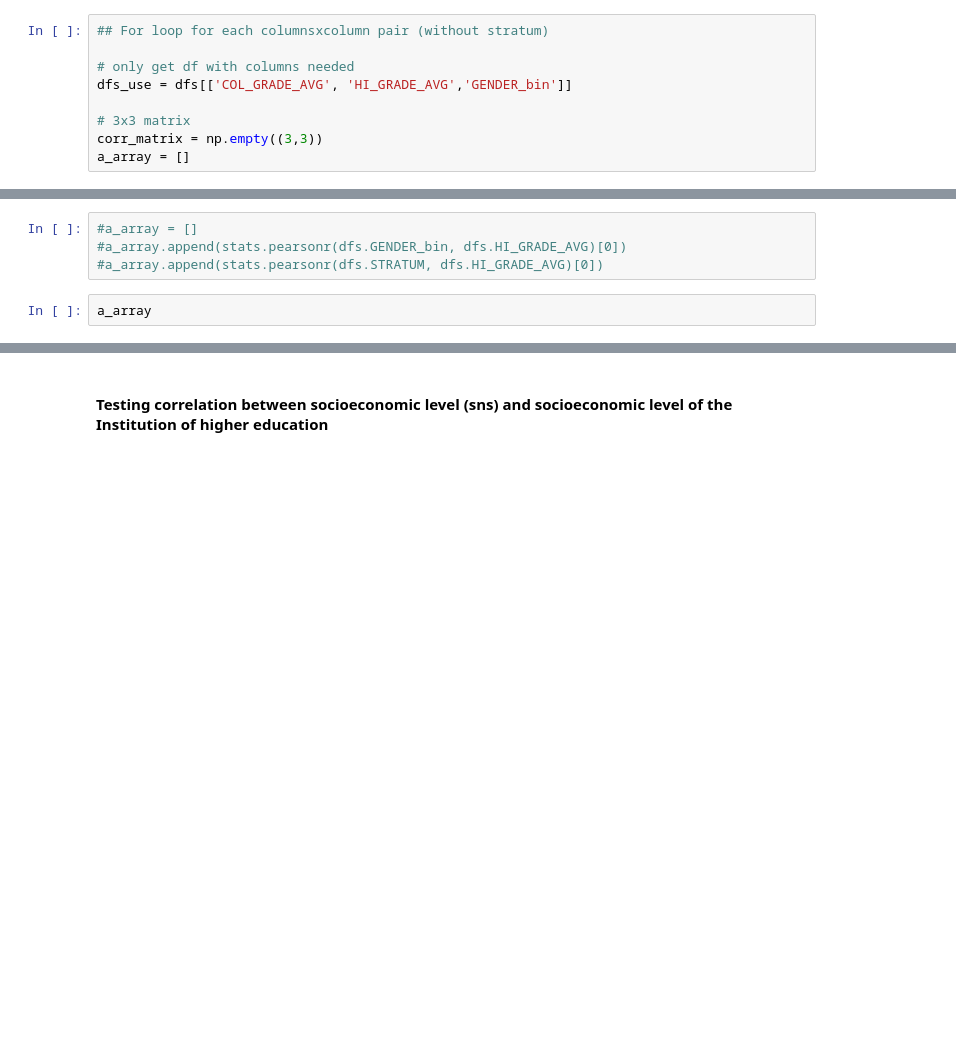
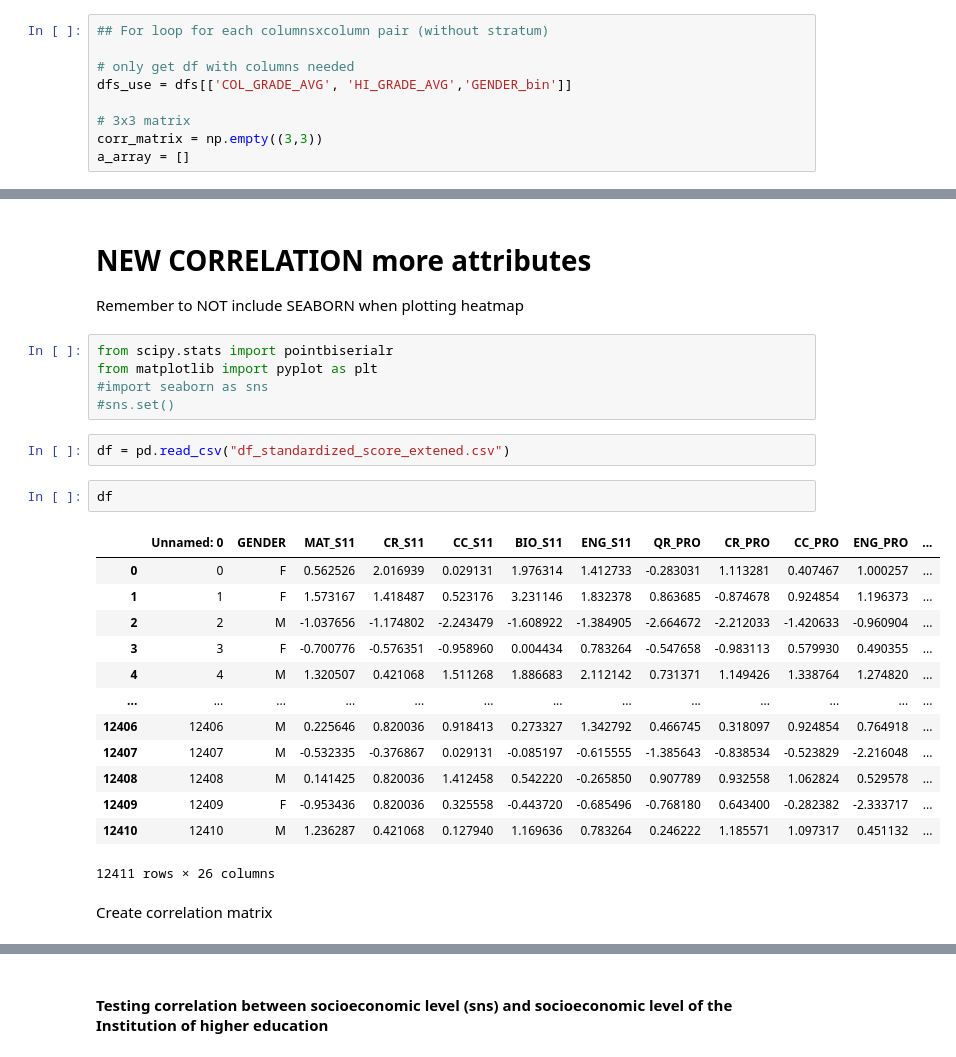
Before and after one commit to s183910/Bachelor_Gabi_Kat, a Jupyter notebook: Notebooks/Basic_dists/Gabis_boxplots_heatmaps_USE.ipynb, the cells around one changed output, grey strips where cells are left out. Drawn from its saved outputs; the diff is of its cells as text; blank space fills up the shorter version.

```diff
--- a/Notebooks/Basic_dists/Gabis_boxplots_heatmaps_USE.ipynb
+++ b/Notebooks/Basic_dists/Gabis_boxplots_heatmaps_USE.ipynb
@@ -827,6 +1119,29 @@ a_array
-# %%
-#a_array = []
-#a_array.append(stats.pearsonr(dfs.GENDER_bin, dfs.HI_GRADE_AVG)[0])
-#a_array.append(stats.pearsonr(dfs.STRATUM, dfs.HI_GRADE_AVG)[0])
-# %%
-a_array
+# %% [markdown]
+# NEW CORRELATION more attributes
+
+Remember to NOT include SEABORN when plotting heatmap
+# %%
+from scipy.stats import pointbiserialr
+from matplotlib import pyplot as plt
+#import seaborn as sns
+#sns.set()
+# %%
+df = pd.read_csv("df_standardized_score_extened.csv")
+# %%
+df
+# %% [output]
+|  | Unnamed: 0 | GENDER | MAT_S11 | CR_S11 | CC_S11 | BIO_S11 | ENG_S11 | QR_PRO | CR_PRO | CC_PRO | ENG_PRO | ... |
+| 0 | 0 | F | 0.562526 | 2.016939 | 0.029131 | 1.976314 | 1.412733 | -0.283031 | 1.113281 | 0.407467 | 1.000257 | ... |
+| 1 | 1 | F | 1.573167 | 1.418487 | 0.523176 | 3.231146 | 1.832378 | 0.863685 | -0.874678 | 0.924854 | 1.196373 | ... |
+| 2 | 2 | M | -1.037656 | -1.174802 | -2.243479 | -1.608922 | -1.384905 | -2.664672 | -2.212033 | -1.420633 | -0.960904 | ... |
+| 3 | 3 | F | -0.700776 | -0.576351 | -0.958960 | 0.004434 | 0.783264 | -0.547658 | -0.983113 | 0.579930 | 0.490355 | ... |
+| 4 | 4 | M | 1.320507 | 0.421068 | 1.511268 | 1.886683 | 2.112142 | 0.731371 | 1.149426 | 1.338764 | 1.274820 | ... |
+| ... | ... | ... | ... | ... | ... | ... | ... | ... | ... | ... | ... | ... |
+| 12406 | 12406 | M | 0.225646 | 0.820036 | 0.918413 | 0.273327 | 1.342792 | 0.466745 | 0.318097 | 0.924854 | 0.764918 | ... |
+| 12407 | 12407 | M | -0.532335 | -0.376867 | 0.029131 | -0.085197 | -0.615555 | -1.385643 | -0.838534 | -0.523829 | -2.216048 | ... |
+| 12408 | 12408 | M | 0.141425 | 0.820036 | 1.412458 | 0.542220 | -0.265850 | 0.907789 | 0.932558 | 1.062824 | 0.529578 | ... |
+| 12409 | 12409 | F | -0.953436 | 0.820036 | 0.325558 | -0.443720 | -0.685496 | -0.768180 | 0.643400 | -0.282382 | -2.333717 | ... |
+| 12410 | 12410 | M | 1.236287 | 0.421068 | 0.127940 | 1.169636 | 0.783264 | 0.246222 | 1.185571 | 1.097317 | 0.451132 | ... |
+12411 rows × 26 columns
+# %% [markdown]
+Create correlation matrix
```
Also changed, not shown: parts of 56 cells of this notebook, 2 other files.
